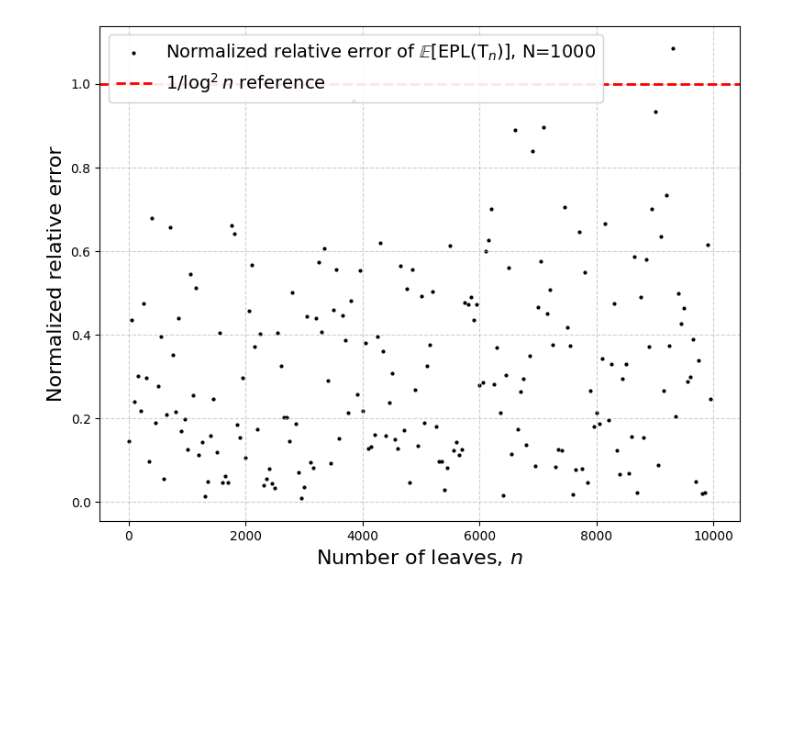
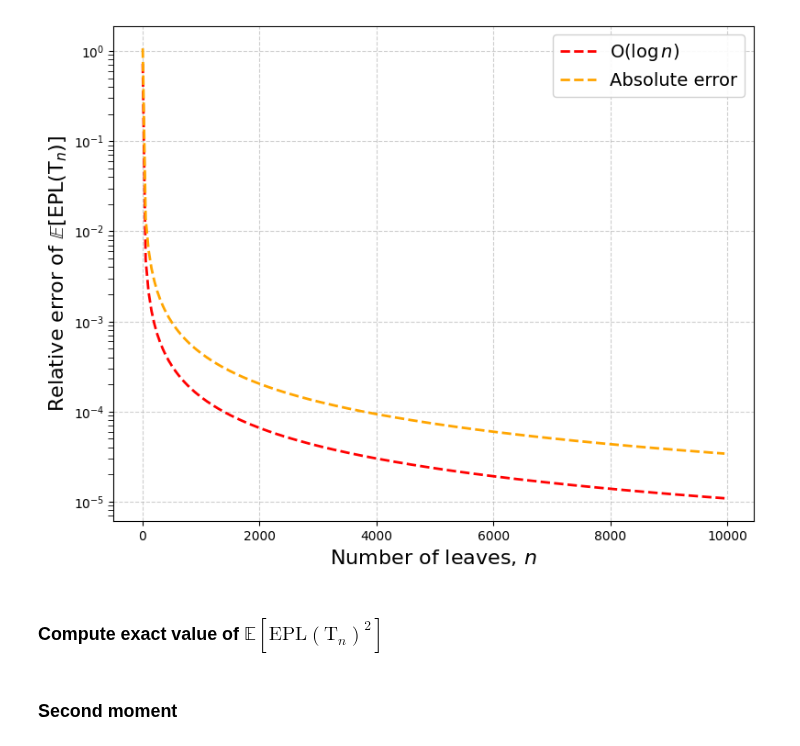
Before and after one commit to spsvihla/pcms, a Jupyter notebook: notebooks/cbst_example.ipynb, the cells around one changed output. Saved outputs shown, nothing was run; the diff lists cells and outputs as text; code cells hidden in the pictures; blank space fills up the shorter version.

```diff
--- a/notebooks/cbst_example.ipynb
+++ b/notebooks/cbst_example.ipynb
@@ -32,0 +74,4 @@ tree.print()
+# %%
+ln_exacts = []
+for n_leaves in Ns:
+    ln_exacts.append(exp_ln_exact(n_leaves))
@@ -32,0 +80,5 @@ tree.print()
+# %%
+A0 = 1/(2*zeta(2))
+B0 = (GAMMA*zeta(2) + zeta(3))/(zeta(2)**2)
+b0 = GAMMA**2/(2*zeta(2)) + GAMMA*zeta(3)/(zeta(2)**2) + zeta(3)**2/zeta(2)**3 + 1/10
+ELn = lambda n: A0 * np.log(n)**2 + B0 * np.log(n) + b0
@@ -111,3 +236,9 @@ for n_leaves in Ns:
+# %%
+epln_exacts = Ns * ln_exacts
+# %%
+A1 = 1 / (2 * zeta(2))
+B1 = (GAMMA * zeta(2) + zeta(3)) / zeta(2)**2
+EEPLn = lambda n: A1 * n * np.log(n)**2 + B1 * n * np.log(n) + b0 * n
 # %%
 # Create the plot
 fig, ax = plt.subplots(figsize=(9, 7))  # Larger figure size for readability
@@ -156,30 +311,32 @@ plt.show()
 # %%
 # Create the plot
 fig, ax = plt.subplots(figsize=(9, 7))  # Larger figure size for readability
 
 # Plot relative error
-rels = np.abs((means - E(Ns)) / means)
-normed_err = rels * np.log(Ns)**2
-ax.scatter(Ns, normed_err, label=r'Normalized relative error of $\mathbb{E}[\mathrm{EPL}(\mathrm{T}_n)]$, '+f'N={n_samples}', color='black', s=4)
-# ax.plot(Ns, 1/np.log(Ns)**2, label=r'$1/\log^2 n$', linestyle='-', color='red', linewidth=2)
-ax.axhline(y=1, color='red', linestyle='--', linewidth=2, label=r'$1/\log^2 n$ reference')
+ax.plot(Ns, 1/(Ns * np.log(Ns)), label=r'$\mathrm{O}(\log n)$', linestyle='--', color='red', linewidth=2)
+ax.plot(Ns, np.abs(epln_exacts - EEPLn(Ns)) / (A1 * EEPLn(Ns)), label='Absolute error', linestyle='--', color='orange', linewidth=2)
 
 # Rescale y-axis
-# ax.set_yscale('log')
+ax.set_yscale('log')
+
+# Rescale y-axis
+ax.set_yscale('log')
 
 # Title and axis labels
 ax.set_xlabel(r'Number of leaves, $n$', fontsize=16)
-ax.set_ylabel(r'Normalized relative error', fontsize=16)
+ax.set_ylabel(r'Relative error of $\mathbb{E}[\mathrm{EPL}(\mathrm{T}_n)]$', fontsize=16)
 
 # Legend and grid
 ax.legend(fontsize=14, frameon=True, framealpha=0.9)
 ax.grid(visible=True, linestyle='--', alpha=0.6)
 
 # Improve tick formatting
 ax.tick_params(axis='both', which='major', labelsize=10)
 ax.tick_params(axis='both', which='minor', length=4)
 
 # Show the plot
 plt.show()
 # %% [output]
-[figure, old version]
+[figure, new version]
+# %% [markdown]
+### Compute exact value of $\mathbb{E}[\mathrm{EPL}(\mathrm{T}_n)^2]$
@@ -185,0 +373,2 @@ plt.show()
+# %% [markdown]
+### Second moment
```
Also changed, not shown: parts of 37 cells of this notebook.
